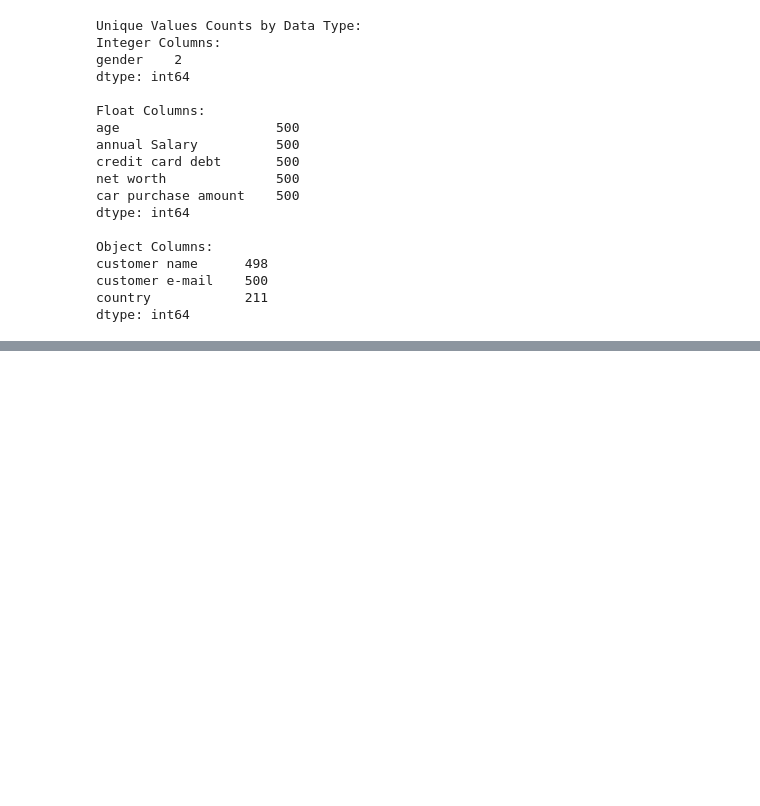
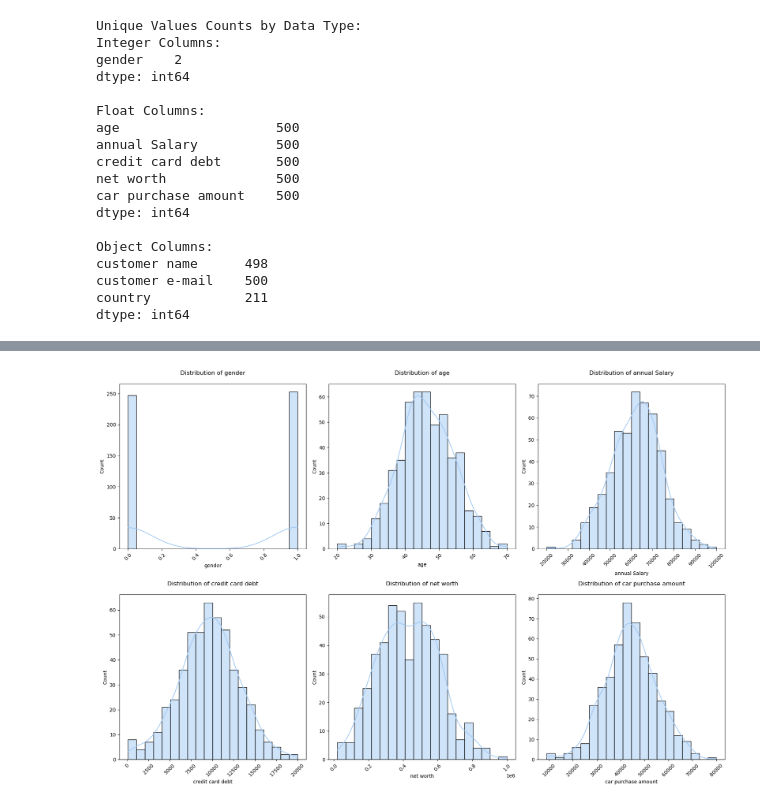
Before and after one commit to Isaac-Ndirangu-Muturi-749/CODSOFT-Predictive-Modeling-for-Car-Purchase-Amount, a Jupyter notebook: jupyter_notebook.ipynb, the cells around one changed output, grey strips where cells are left out. Drawn from its saved outputs; the diff is of its cells as text; code cells hidden in the pictures; blank space fills up the shorter version.

```diff
--- a/jupyter_notebook.ipynb
+++ b/jupyter_notebook.ipynb
@@ -317,0 +492,3 @@ EDA
+# %%
+# Create an instance of the UnivariateVisualizer class
+visualizer = UnivariateVisualizer(analyzer.dataset)
@@ -317,0 +498,5 @@ EDA
+# %%
+# Plot continuous distribution
+visualizer.plot_continuous_distribution()
+# %% [output]
+[figure, added]
```
Also changed, not shown: parts of 62 cells of this notebook.
